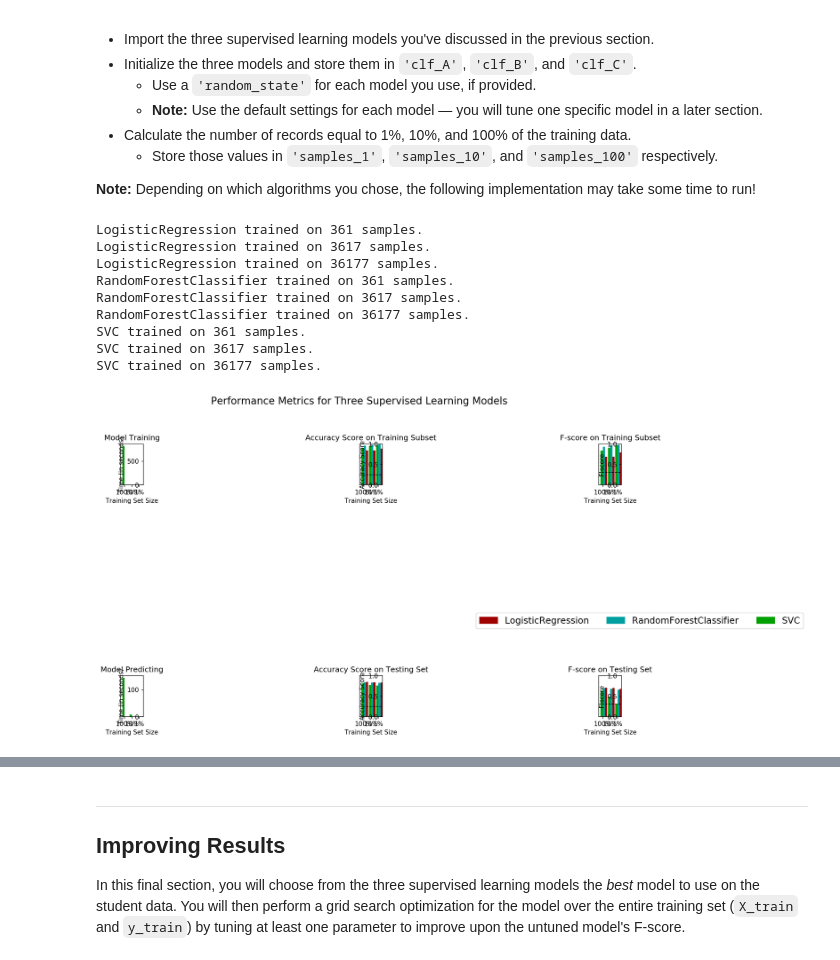
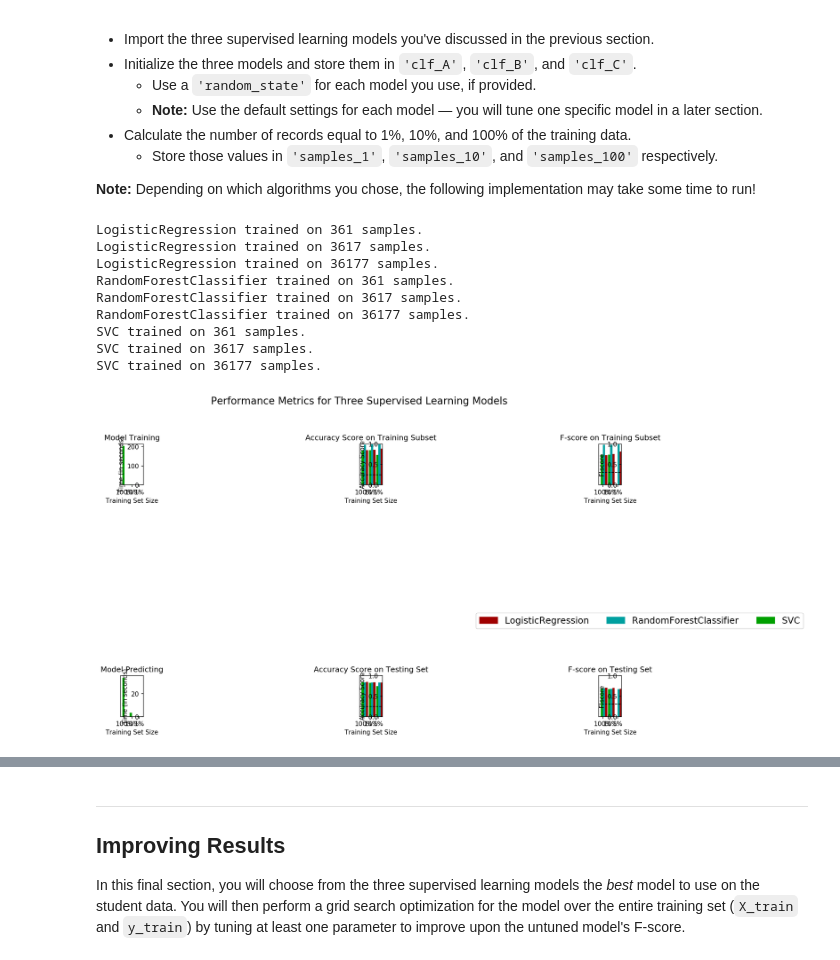
Before and after one commit to jayurbain/data-science-nanodegree, a Jupyter notebook: DSND_Term1/projects/p1_charityml/finding_donors.ipynb, the cells around one changed output, grey strips where cells are left out. Drawn from its saved outputs; the diff is of its cells as text; code cells hidden in the pictures.

```diff
--- a/DSND_Term1/projects/p1_charityml/finding_donors.ipynb
+++ b/DSND_Term1/projects/p1_charityml/finding_donors.ipynb
@@ -126,0 +201,3 @@ vs.distribution(features_log_transformed, transformed = True)
+# %%
+plt.rcParams['figure.figsize']=(8,2)
+ax = sns.countplot(y="sex", hue="income", data=data)
@@ -126,0 +206,3 @@ vs.distribution(features_log_transformed, transformed = True)
+# %%
+plt.rcParams['figure.figsize']=(10,14)
+ax = sns.countplot(y="native-country", hue="income", data=data)
@@ -273,7 +372,7 @@ recall = (TP)/(TP+FN)
 precision = (TP)/(TP+FP)
 
 # TODO: Calculate F-score using the formula above for beta = 0.5 and correct values for precision and recall.
-fscore = (1+0.5**2) * (precision*recall)/(0/5**2 * precision + recall)
+fscore = (1+0.5**2) * (precision*recall)/(0.5**2 * precision + recall)
 
 # Print the results
 print("Naive Predictor: [Accuracy score: {:.4f}, F-score: {:.4f}]".format(accuracy, fscore))
@@ -384,20 +483,20 @@ def train_predict(learner, sample_size, X_train, y_train, X_test, y_test):
     #       then get predictions on the first 300 training samples(X_train) using .predict()
     start = time() # Get start time
     predictions_test = learner.predict(X_test,)
-    predictions_train = learner.predict(X_train[:sample_size],)
+    predictions_train = learner.predict(X_train[:300],)
     end = time() # Get end time
 
     # TODO: Calculate the total prediction time
     results['pred_time'] = end - start
 
     # TODO: Compute accuracy on the first 300 training samples which is y_train[:300]
-    results['acc_train'] = accuracy_score(y_train[:sample_size], predictions_train)
+    results['acc_train'] = accuracy_score(y_train[:300], predictions_train)
 
     # TODO: Compute accuracy on test set using accuracy_score()
     results['acc_test'] = accuracy_score(y_test, predictions_test)
 
     # TODO: Compute F-score on the the first 300 training samples using fbeta_score()
-    results['f_train'] = fbeta_score(y_train[:sample_size], predictions_train, beta=0.5)
+    results['f_train'] = fbeta_score(y_train[:300], predictions_train, beta=0.5)
 
 
     # TODO: Compute F-score on the test set which is y_test
@@ -436,38 +535,38 @@ import numpy as np
 np.random.seed(42)
 
 # TODO: Initialize the three models
-clf_A = LogisticRegression(C=1.0)
-clf_B = RandomForestClassifier()
-clf_C = SVC(kernel='rbf', gamma=27)
+clf_A = LogisticRegression(random_state=42)
+clf_B = RandomForestClassifier(random_state=42)
+clf_C = SVC(kernel='rbf', random_state=42)
 # clf_C = GradientBoostingClassifier()
 
 # TODO: Calculate the number of samples for 1%, 10%, and 100% of the training data
 # HINT: samples_100 is the entire training set i.e. len(y_train)
 # HINT: samples_10 is 10% of samples_100 (ensure to set the count of the values to be `int` and not `float`)
 # HINT: samples_1 is 1% of samples_100 (ensure to set the count of the values to be `int` and not `float`)
 samples_100 = len(y_train)
 samples_10 = int(0.1* samples_100)
 samples_1 = int(0.1* samples_10)
 
 # Collect results on the learners
 results = {}
 for clf in [clf_A, clf_B, clf_C]:
     clf_name = clf.__class__.__name__
     results[clf_name] = {}
     for i, samples in enumerate([samples_1, samples_10, samples_100]):
         results[clf_name][i] = \
         train_predict(clf, samples, X_train, y_train, X_test, y_test)
 
 # Run metrics visualization for the three supervised learning models chosen
 vs.evaluate(results, accuracy, fscore)
 # %% [output]
 LogisticRegression trained on 361 samples.
 LogisticRegression trained on 3617 samples.
 LogisticRegression trained on 36177 samples.
 RandomForestClassifier trained on 361 samples.
 RandomForestClassifier trained on 3617 samples.
 RandomForestClassifier trained on 36177 samples.
 SVC trained on 361 samples.
 SVC trained on 3617 samples.
 SVC trained on 36177 samples.
-[figure, old version]
+[figure, new version]
```
Also changed, not shown: parts of 38 cells of this notebook, 1 other file.
